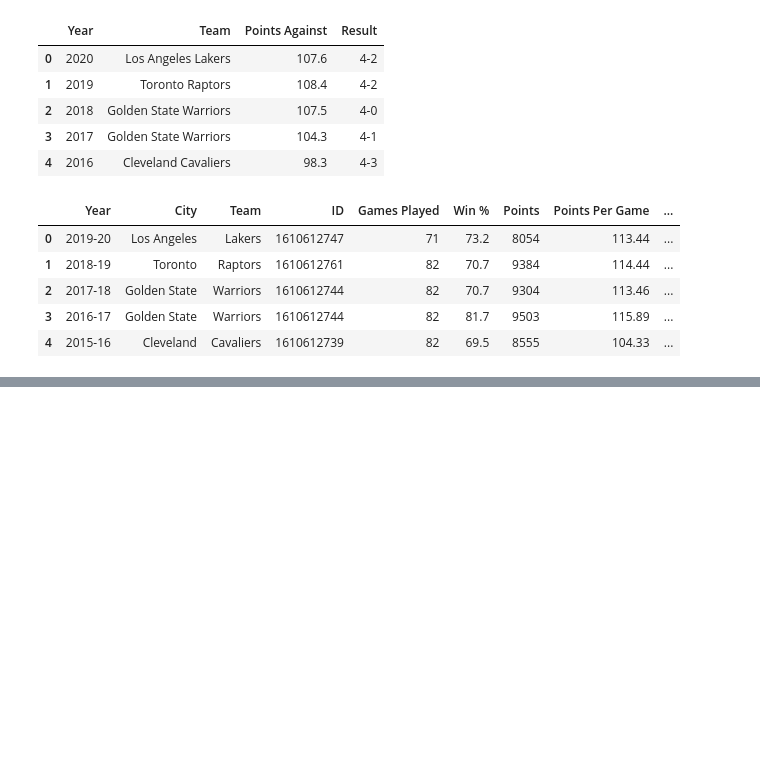
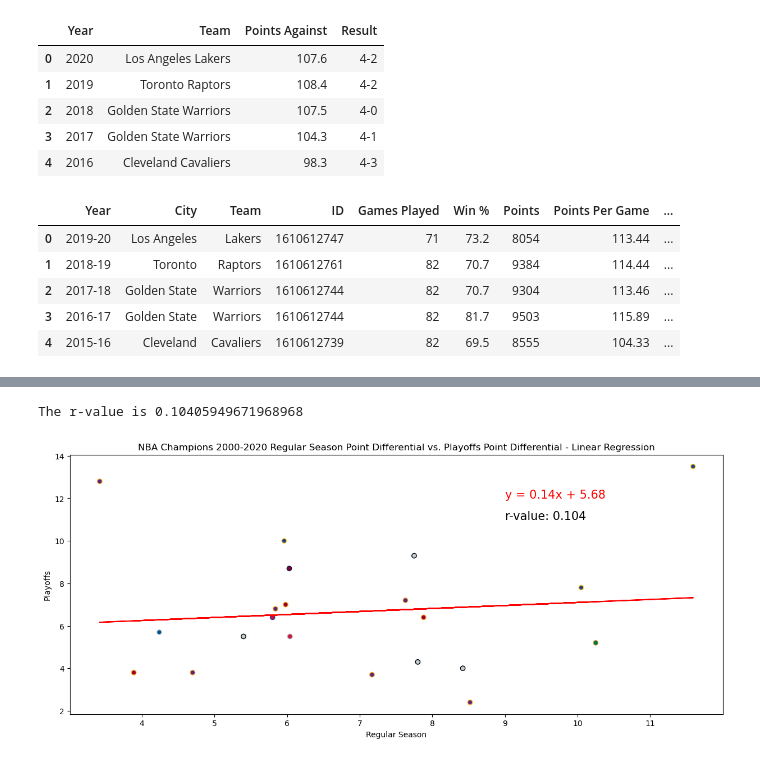
Before and after one commit to kcwaggs/project_1, a Jupyter notebook: keegan/keegan.ipynb, the cells around one changed output, grey strips where cells are left out. Saved outputs shown, nothing was run; the diff lists cells and outputs as text; code cells hidden in the pictures; blank space fills up the shorter version.

```diff
--- a/keegan/keegan.ipynb
+++ b/keegan/keegan.ipynb
@@ -250,0 +201,24 @@ plt.show()
+# %%
+# scatter plot for point differential regular season vs playoffs
+points_reg = full_season_df['Point Differential']
+points_playoffs = full_season_df['Playoff Point Differential']
+
+plt.figure(figsize=(15, 6))
+plt.scatter(points_reg, points_playoffs, c=full_season_df['Hex Color Primary'], edgecolors=full_season_df['Hex Color Secondary'])
+
+(slope, intercept, rvalue, pvalue, stderr) = linregress(points_reg, points_playoffs)
+regress_values = points_reg * slope + intercept
+line_eq = "y = " + str(round(slope,2)) + "x + " + str(round(intercept,2))
+plt.plot(points_reg, regress_values, "r-")
+plt.annotate(line_eq, (9, 12), fontsize=15, color="red")
+plt.annotate(f'r-value: {round(rvalue, 3)}', (9, 11), fontsize=15)
+
+plt.xlabel('Regular Season')
+plt.ylabel('Playoffs')
+plt.title('NBA Champions 2000-2020 Regular Season Point Differential vs. Playoffs Point Differential - Linear Regression')
+
+plt.savefig('Figures/full_season_pointdiff_scatter.png')
+plt.show()
+# %% [output]
+The r-value is 0.10405949671968968
+[figure, added]
```
Also changed, not shown: parts of 15 cells of this notebook, 9 other files.
